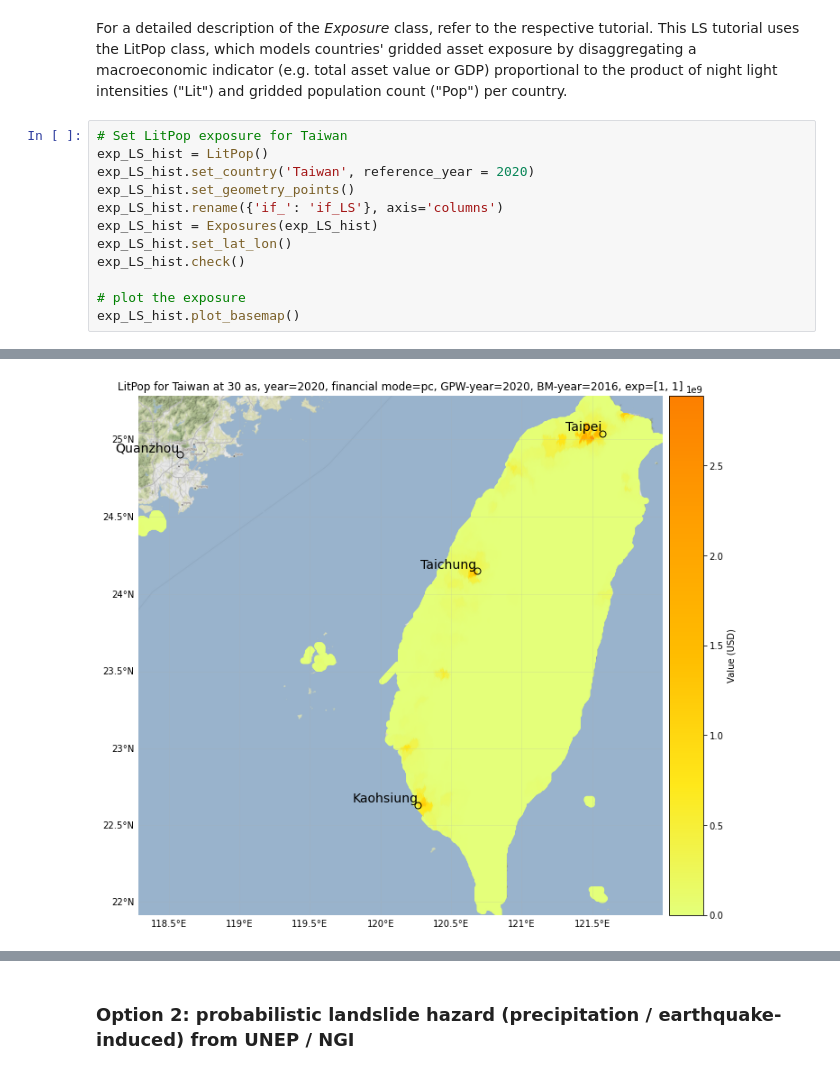
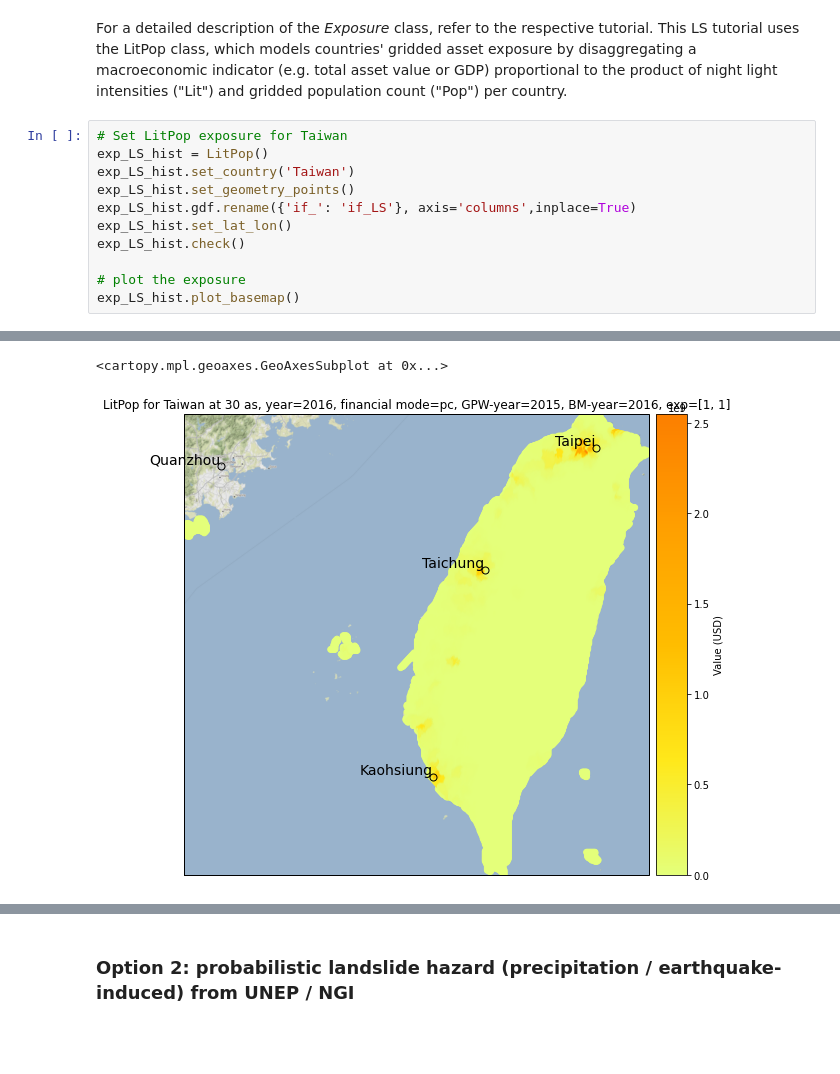
Before and after one commit to emanuel-schmid/climada_python_backup, a Jupyter notebook: doc/tutorial/climada_hazard_Landslide.ipynb, the cells around one changed output, grey strips where cells are left out. Saved outputs shown, nothing was run; the diff lists cells and outputs as text; blank space fills up the shorter version.

```diff
--- a/doc/tutorial/climada_hazard_Landslide.ipynb
+++ b/doc/tutorial/climada_hazard_Landslide.ipynb
@@ -91,10 +87,9 @@ This LS tutorial uses the LitPop class, which models countries' gridded asset ex
 # %%
 # Set LitPop exposure for Taiwan
 exp_LS_hist = LitPop()
-exp_LS_hist.set_country('Taiwan', reference_year = 2020)
+exp_LS_hist.set_country('Taiwan')
 exp_LS_hist.set_geometry_points()
-exp_LS_hist.rename({'if_': 'if_LS'}, axis='columns')
-exp_LS_hist = Exposures(exp_LS_hist)
+exp_LS_hist.gdf.rename({'if_': 'if_LS'}, axis='columns',inplace=True)
 exp_LS_hist.set_lat_lon()
 exp_LS_hist.check()
 
@@ -126,4 +123,5 @@ exp_LS_hist.plot_basemap()
+<cartopy.mpl.geoaxes.GeoAxesSubplot at 0x...>
-[figure, old version]
+[figure, new version]
 # %%
 # Set Entity
 ent_LS_hist = Entity()
```
Also changed, not shown: parts of 18 cells of this notebook.
